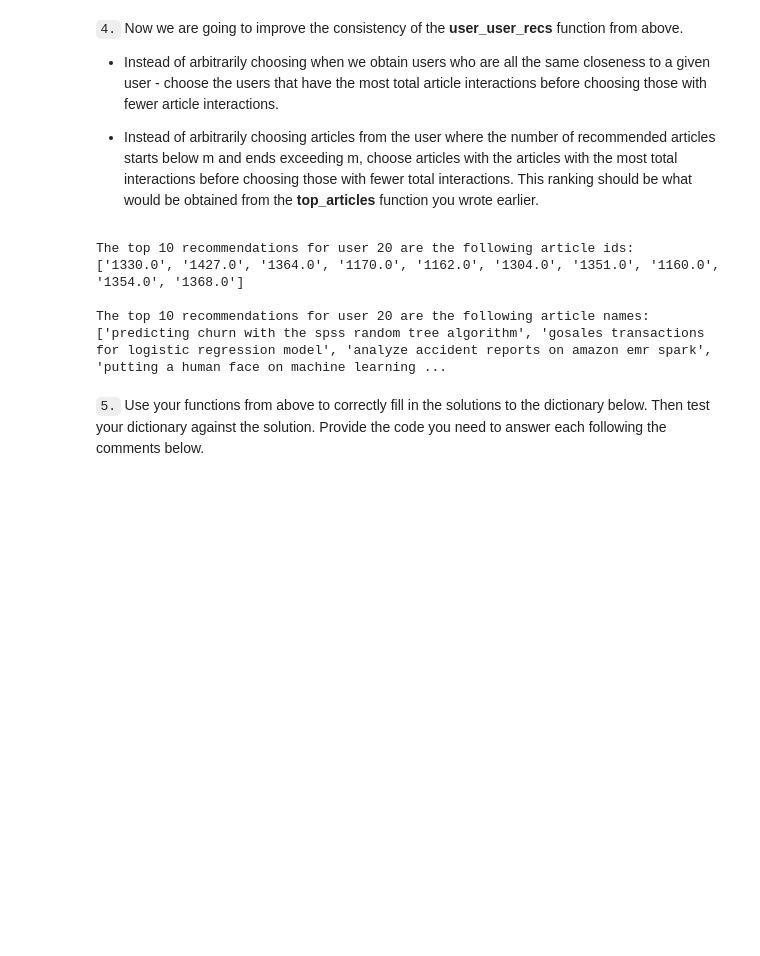
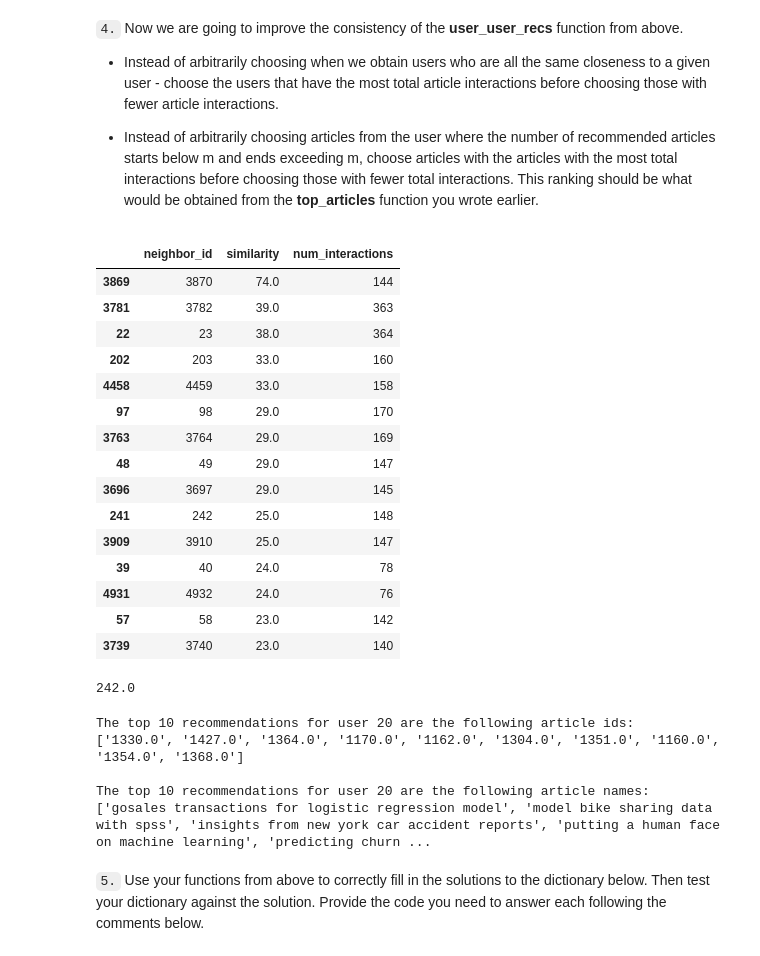
Before and after one commit to Juliaj/udacity-data-scientist, a Jupyter notebook: Recommendations_with_IBM/Recommendations_with_IBM.ipynb, the cells around one changed output. Drawn from its saved outputs; the diff is of its cells as text; code cells hidden in the pictures; blank space fills up the shorter version.

Commit message:
Remove user(self) from get_top_sorted_users list

```diff
--- a/Recommendations_with_IBM/Recommendations_with_IBM.ipynb
+++ b/Recommendations_with_IBM/Recommendations_with_IBM.ipynb
@@ -568,9 +568,35 @@ def get_top_sorted_users(user_id, df=df, user_item=user_item):
     neighbors_df['neighbor_id'] = user_ids
     neighbors_df['similarity'] = sim_mat[idx]
     neighbors_df['num_interactions'] = [get_num_interactions(user_id, df=df) for user_id in neighbors_df['neighbor_id']]
+     # remove current user
+    neighbors_df = neighbors_df[neighbors_df['neighbor_id'] != user_id]
 
     neighbors_df = neighbors_df.sort_values(by=['similarity', 'num_interactions'], ascending=False)
+
     return neighbors_df
+# %%
+get_top_sorted_users(131).iloc[0:15]
+# %% [output]
+|  | neighbor_id | similarity | num_interactions |
+| 3869 | 3870 | 74.0 | 144 |
+| 3781 | 3782 | 39.0 | 363 |
+| 22 | 23 | 38.0 | 364 |
+| 202 | 203 | 33.0 | 160 |
+| 4458 | 4459 | 33.0 | 158 |
+| 97 | 98 | 29.0 | 170 |
+| 3763 | 3764 | 29.0 | 169 |
+| 48 | 49 | 29.0 | 147 |
+| 3696 | 3697 | 29.0 | 145 |
+| 241 | 242 | 25.0 | 148 |
+| 3909 | 3910 | 25.0 | 147 |
+| 39 | 40 | 24.0 | 78 |
+| 4931 | 4932 | 24.0 | 76 |
+| 57 | 58 | 23.0 | 142 |
+| 3739 | 3740 | 23.0 | 140 |
+# %%
+get_top_sorted_users(131).iloc[9].neighbor_id
+# %% [output]
+242.0
 # %%
 def sort_articles_by_viewed(article_ids, df=df):
     '''
@@ -647,7 +673,7 @@ The top 10 recommendations for user 20 are the following article ids:
 ['1330.0', '1427.0', '1364.0', '1170.0', '1162.0', '1304.0', '1351.0', '1160.0', '1354.0', '1368.0']
 
 The top 10 recommendations for user 20 are the following article names:
-['predicting churn with the spss random tree algorithm', 'gosales transactions for logistic regression model', 'analyze accident reports on amazon emr spark', 'putting a human face on machine learning ...
+['gosales transactions for logistic regression model', 'model bike sharing data with spss', 'insights from new york car accident reports', 'putting a human face on machine learning', 'predicting churn ...
 # %% [markdown]
 `5.` Use your functions from above to correctly fill in the solutions to the dictionary below.  Then test your dictionary against the solution.  Provide the code you need to answer each following the comments below.
 # %%
```
Also changed, not shown: parts of 3 cells of this notebook, 1 other file.
